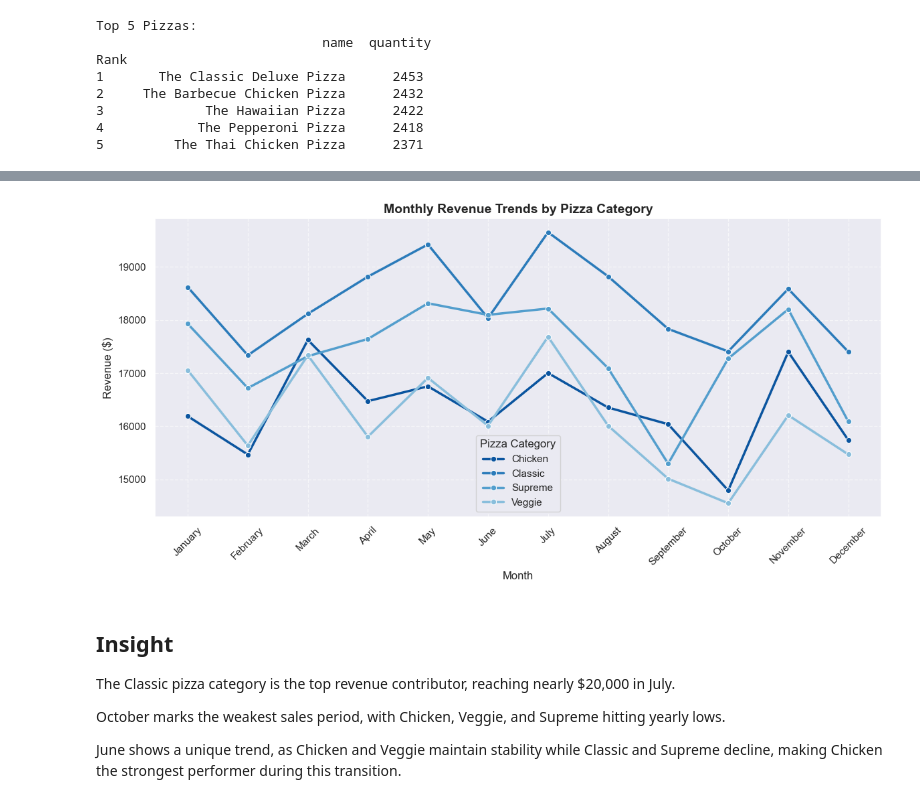
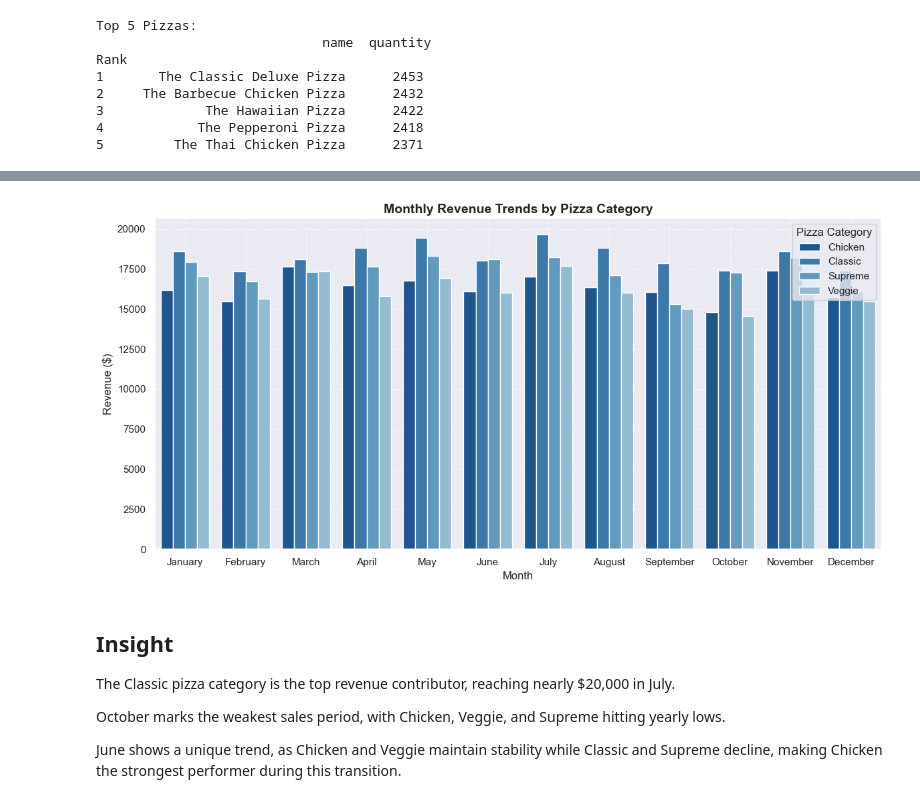
Before and after one commit to chijoke/EDA-Pizza-Sales-Analysis, a Jupyter notebook: EDA.ipynb, the cells around one changed output, grey strips where cells are left out. Saved outputs shown, nothing was run; the diff lists cells and outputs as text; code cells hidden in the pictures.

```diff
--- a/EDA.ipynb
+++ b/EDA.ipynb
@@ -348,36 +369,36 @@ Rank
 # %%
 # Group by Month and Category to get Total revenue
 
 # Define month order
 month_order = [
     'January', 'February', 'March', 'April',
     'May', 'June', 'July', 'August',
     'September', 'October', 'November', 'December'
 ]
 
 
 df['month'] = df['date'].dt.month_name()
 df['month'] = pd.Categorical(df['month'], categories=month_order, ordered=True)
 
 
 category_trend =df.groupby(['month', 'category'])['total_price'].sum().reset_index()
 
 #Pivot data for easier visualization plotting
 pivot_df = category_trend.pivot(index='month', columns='category', values='total_price')
 
 
 plt.figure(figsize=(12,6))
-sns.lineplot(data=category_trend, x='month', y='total_price', hue='category', marker='o', linewidth=2.5)
+sns.barplot(data=category_trend, x='month', y='total_price', hue='category')
 plt.title('Monthly Revenue Trends by Pizza Category', fontsize=14, fontweight='bold')
 plt.xlabel('Month', fontsize=12)
 plt.ylabel('Revenue ($)', fontsize=12)
-plt.xticks(rotation=45)
+plt.xticks(rotation=0)
 plt.grid(True, linestyle='--', alpha=0.6)
 plt.legend(title='Pizza Category')
 plt.tight_layout()
 plt.show()
 # %% [output]
-[figure, old version]
+[figure, new version]
 # %% [markdown]
 ## Insight
 
```
Also changed, not shown: parts of 10 cells of this notebook.
